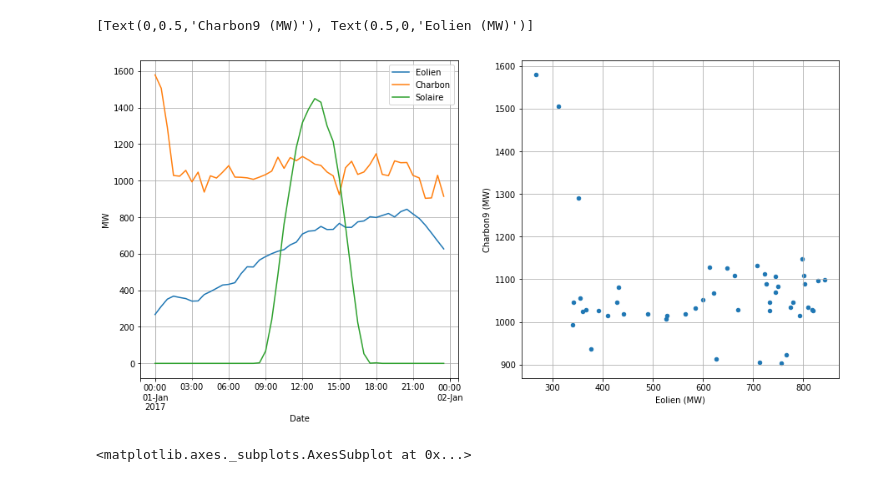
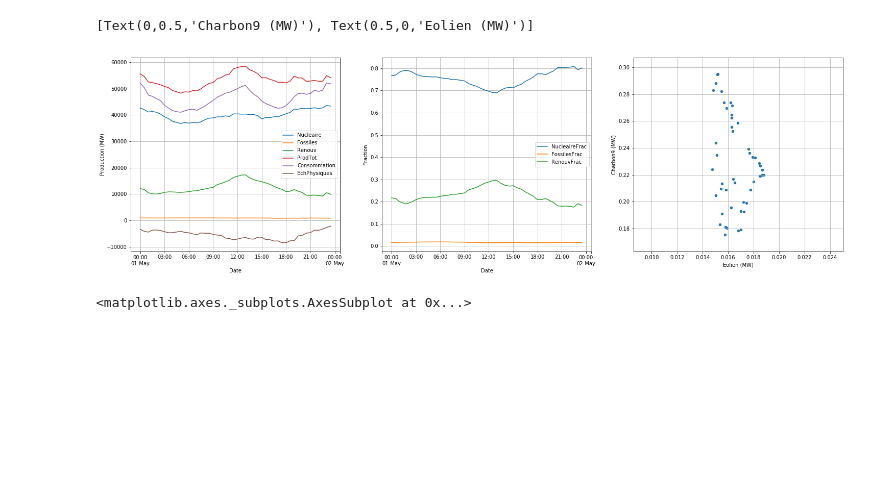
Before and after one commit to ebusato/EnergyAnalysis, a Jupyter notebook: EnergyAnalysis_RTE.ipynb, the cells around one changed output. Drawn from its saved outputs; the diff is of its cells as text; code cells hidden in the pictures; blank space fills up the shorter version.

```diff
--- a/EnergyAnalysis_RTE.ipynb
+++ b/EnergyAnalysis_RTE.ipynb
@@ -50,0 +1,25 @@ df2.head()
+# %%
+import pandas as pd
+import matplotlib.pyplot as plt
+
+file = r'eCO2mix_RTE_Annuel-Definitif_2017.xlsx'
+df = pd.read_excel(file)
+#df.head()
+
+df["DateTime"] = df["Date"] + ' ' + df["Heures"]
+df['DateTime'] = pd.to_datetime(df['DateTime'], format='%Y/%m/%d %H:%M')
+df['Fossiles'] = df['Fioul'] + df['Charbon'] + df['Gaz']
+df['Renouv'] = df['Eolien'] + df['Solaire'] + df['Hydraulique'] + df['Bioenergies']
+
+df['ProdTot'] = df['Nucleaire'] + df['Fossiles'] + df['Renouv']
+
+df['NucleaireFrac'] = df['Nucleaire']/df['ProdTot']
+df['RenouvFrac'] = df['Renouv']/df['ProdTot']
+df['FossilesFrac'] = df['Fossiles']/df['ProdTot']
+
+df2 = df.set_index('DateTime', inplace=False)
+df3 = df2.dropna()
+df3.head()
+
+#cols = ['Perimetre', 'Nature', 'DateTime'] + [col for col in df if col != 'DateTime' and col != 'Perimetre' and col != 'Nature']
+#df = df[cols]
@@ -51,17 +35,22 @@ df2.head()
 # %%
-df3 = df2[['Eolien', 'Charbon', 'Solaire']]
-df4 = df3['2017-01-01':'2017-01-01']
+#df4 = df3.loc[:, 'Fioul' : 'Bioenergies']
 
-fig, axes = plt.subplots(nrows=1, ncols=2,figsize=(15,7))
+fig, axes = plt.subplots(nrows=1, ncols=3,figsize=(25,7))
 
-df4.dropna().plot(grid=True, ax=axes[0])
-axes[0].set(xlabel='Date', ylabel='MW')
+df5 = df3['2017-05-01':'2017-05-01']
+df5.plot(y=['Nucleaire', 'Fossiles', 'Renouv', 'ProdTot', 'Consommation', 'EchPhysiques'], grid=True, ax=axes[0])
+axes[0].set(xlabel='Date', ylabel='Production (MW)')
 axes[0].grid(True, which='minor', axis='x' )
-df4.dropna().plot.scatter(x='Eolien', y='Charbon', grid=True, ax=axes[1])
-axes[1].set(xlabel='Eolien (MW)', ylabel='Charbon9 (MW)')
+
+df5.plot(y=['NucleaireFrac', 'FossilesFrac', 'RenouvFrac'], grid=True, ax=axes[1])
+axes[1].set(xlabel='Date', ylabel='Fraction')
+axes[1].grid(True, which='minor', axis='x' )
+
+df5.plot.scatter(x='FossilesFrac', y='RenouvFrac', grid=True, ax=axes[2])
+axes[2].set(xlabel='Eolien (MW)', ylabel='Charbon9 (MW)')
 # %% [output]
 [Text(0,0.5,'Charbon9 (MW)'), Text(0.5,0,'Eolien (MW)')]
-[figure, old version]
+[figure, new version]
 # %%
 df.plot.hexbin(x='Nucleaire', y='Eolien', gridsize=100)
 # %% [output]
```
Also changed, not shown: parts of 4 cells of this notebook.
